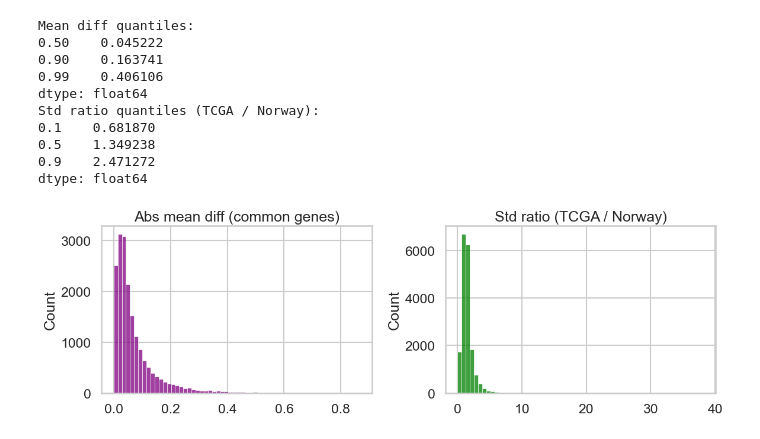
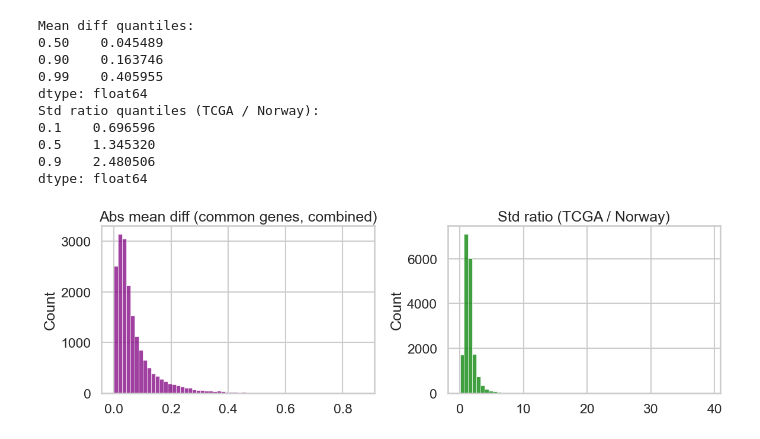
Before and after one commit to Alvinator24/BioinfoThesis, a Jupyter notebook: exploredata.ipynb, the cells around one changed output. Cells and saved outputs as stored; diff of their text form; code cells hidden in the pictures.

```diff
--- a/exploredata.ipynb
+++ b/exploredata.ipynb
@@ -36,3 +36,10 @@ norway = {
     "y_train": load_y("Y_train_Norway.csv"),
     "y_test": load_y("Y_test_Norway.csv"),
 }
+
+# Combine train + test
+tcga["X_all"] = pd.concat([tcga["X_train"], tcga["X_test"]], ignore_index=True)
+tcga["y_all"] = pd.concat([tcga["y_train"], tcga["y_test"]], ignore_index=True)
+
+norway["X_all"] = pd.concat([norway["X_train"], norway["X_test"]], ignore_index=True)
+norway["y_all"] = pd.concat([norway["y_train"], norway["y_test"]], ignore_index=True)
@@ -246,33 +249,33 @@ dtype: float64
 # %%
 # Cell 6: cross-dataset feature shift (common genes)
-common = tcga["X_train"].columns.intersection(norway["X_train"].columns)
-tcga_c = tcga["X_train"][common]
-nor_c = norway["X_train"][common]
+common = tcga["X_all"].columns.intersection(norway["X_all"].columns)
+tcga_c = tcga["X_all"][common]
+nor_c = norway["X_all"][common]
 
 mean_diff = (tcga_c.mean() - nor_c.mean()).abs()
 std_ratio = tcga_c.std(ddof=0) / nor_c.std(ddof=0)
 std_ratio = std_ratio.replace([np.inf, -np.inf], np.nan).dropna()
 
 print("Mean diff quantiles:")
 print(mean_diff.quantile([0.5, 0.9, 0.99]))
 print("Std ratio quantiles (TCGA / Norway):")
 print(std_ratio.quantile([0.1, 0.5, 0.9]))
 
 fig, axes = plt.subplots(1, 2, figsize=(12, 4))
 sns.histplot(mean_diff, bins=60, color="purple", ax=axes[0])
-axes[0].set_title("Abs mean diff (common genes)")
+axes[0].set_title("Abs mean diff (common genes, combined)")
 sns.histplot(std_ratio, bins=60, color="green", ax=axes[1])
 axes[1].set_title("Std ratio (TCGA / Norway)")
 plt.tight_layout()
 # %% [output]
 Mean diff quantiles:
-0.50    0.045222
-0.90    0.163741
-0.99    0.406106
+0.50    0.045489
+0.90    0.163746
+0.99    0.405955
 dtype: float64
 Std ratio quantiles (TCGA / Norway):
-0.1    0.681870
-0.5    1.349238
-0.9    2.471272
+0.1    0.696596
+0.5    1.345320
+0.9    2.480506
 dtype: float64
-[figure, old version]
+[figure, new version]
```
Also changed, not shown: parts of 8 cells of this notebook.
